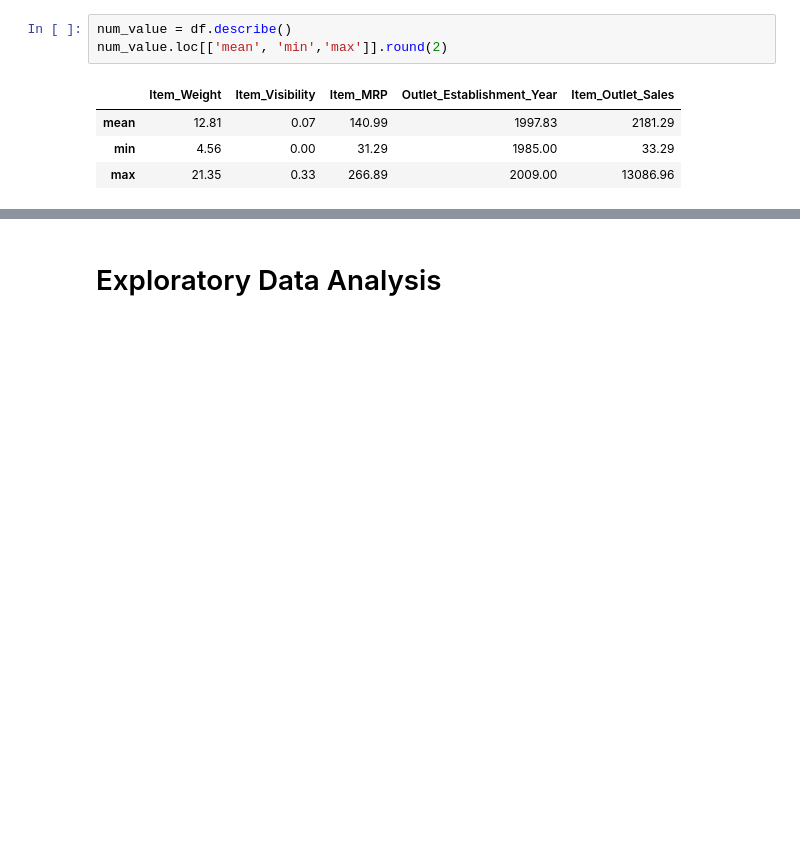
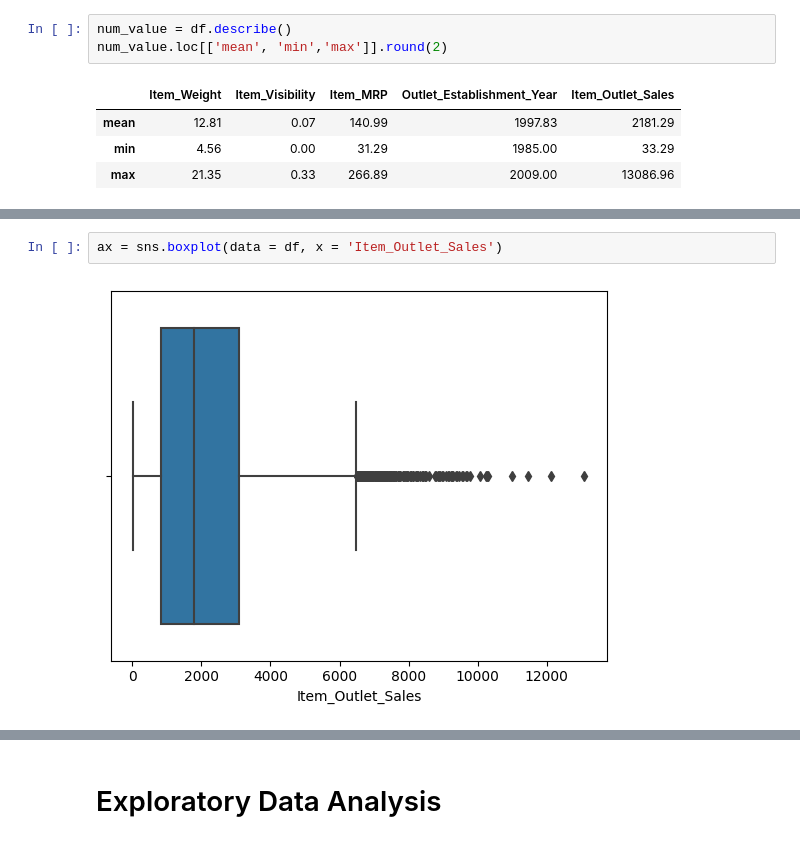
Before and after one commit to valmazan/Project_Part_Prediction-of-Product-Sales, a Jupyter notebook: Project_1_Pred_Product_Sales_Victoria_Almazan.ipynb, the cells around one changed output, grey strips where cells are left out. Drawn from its saved outputs; the diff is of its cells as text; blank space fills up the shorter version.

```diff
--- a/Project_1_Pred_Product_Sales_Victoria_Almazan.ipynb
+++ b/Project_1_Pred_Product_Sales_Victoria_Almazan.ipynb
@@ -370,0 +428,4 @@ num_value.loc[['mean', 'min','max']].round(2)
+# %%
+ax = sns.boxplot(data = df, x = 'Item_Outlet_Sales')
+# %% [output]
+[figure, added]
```
Also changed, not shown: parts of 41 cells of this notebook.
